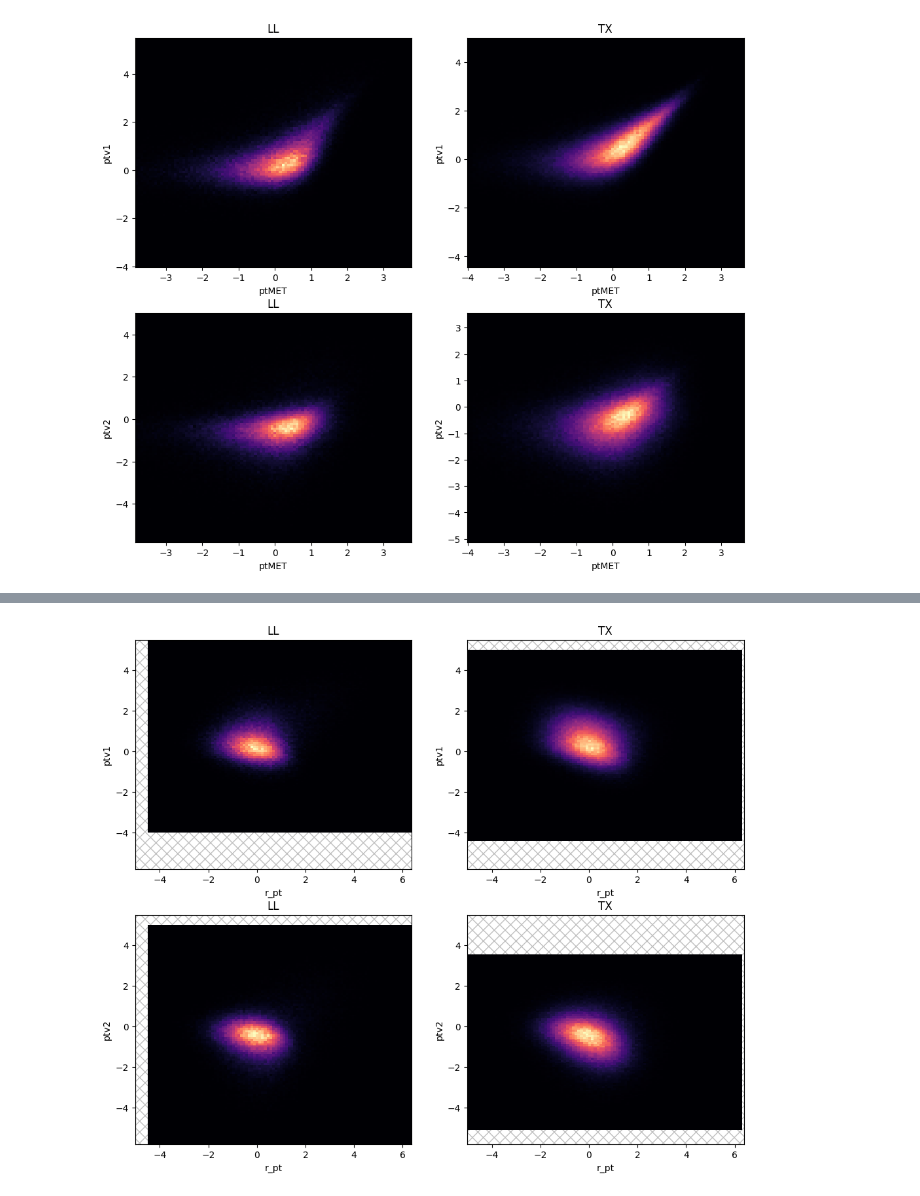
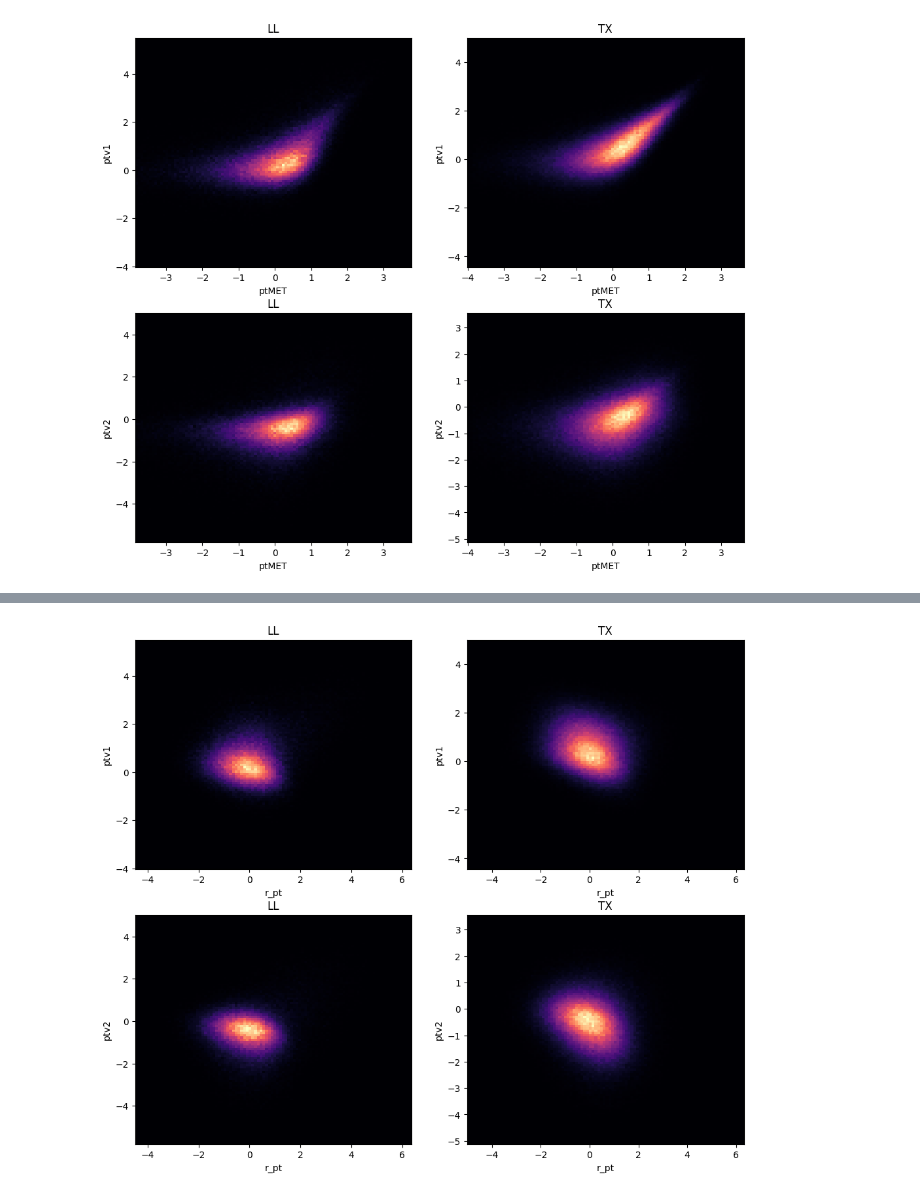
Before and after one commit to marcortinovis/MLforPolarizedVBS, a Jupyter notebook: feats_visual/correlation.ipynb, the cells around one changed output, grey strips where cells are left out. Saved outputs shown, nothing was run; the diff lists cells and outputs as text; code cells hidden in the pictures.

```diff
--- a/feats_visual/correlation.ipynb
+++ b/feats_visual/correlation.ipynb
@@ -218,42 +218,42 @@ plt.show()
 # %%
 fig, ax = plt.subplots(ncols=2, nrows=2, figsize=(12, 10))
-x_sx = min(np.concatenate([ll_df['r_pt'], tx_df['r_pt']]))
-x_dx = max(np.concatenate([ll_df['r_pt'], tx_df['r_pt']]))
-y_sx = min(np.concatenate([ll_df['ptv1'], tx_df['ptv1'], ll_df['ptv2'], tx_df['ptv2']]))
-y_dx = max(np.concatenate([ll_df['ptv1'], tx_df['ptv1'], ll_df['ptv2'], tx_df['ptv2']]))
+# x_sx = min(np.concatenate([ll_df['r_pt'], tx_df['r_pt']]))
+# x_dx = max(np.concatenate([ll_df['r_pt'], tx_df['r_pt']]))
+# y_sx = min(np.concatenate([ll_df['ptv1'], tx_df['ptv1'], ll_df['ptv2'], tx_df['ptv2']]))
+# y_dx = max(np.concatenate([ll_df['ptv1'], tx_df['ptv1'], ll_df['ptv2'], tx_df['ptv2']]))
 
-ax[0,0].axvspan(x_sx, x_dx, hatch='xx', facecolor='none', edgecolor='k', alpha=0.25)
+# ax[0,0].axvspan(x_sx, x_dx, hatch='xx', facecolor='none', edgecolor='k', alpha=0.25)
 hist_ll1 = ax[0,0].hist2d(ll_df['r_pt'], ll_df['ptv1'], bins=100, cmap='magma')
 ax[0,0].set_xlabel('r_pt')
 ax[0,0].set_ylabel('ptv1')
 ax[0,0].set_title('LL')
-ax[0,0].set_xlim(x_sx, x_dx)
-ax[0,0].set_ylim(y_sx, y_dx)
-ax[0,1].axvspan(x_sx, x_dx, hatch='xx', facecolor='none', edgecolor='k', alpha=0.25)
+# ax[0,0].set_xlim(x_sx, x_dx)
+# ax[0,0].set_ylim(y_sx, y_dx)
+# ax[0,1].axvspan(x_sx, x_dx, hatch='xx', facecolor='none', edgecolor='k', alpha=0.25)
 hist_tx1 = ax[0,1].hist2d(tx_df['r_pt'], tx_df['ptv1'], bins=100, cmap='magma')
 ax[0,1].set_xlabel('r_pt')
 ax[0,1].set_ylabel('ptv1')
 ax[0,1].set_title('TX')
-ax[0,1].set_xlim(x_sx, x_dx)
-ax[0,1].set_ylim(y_sx, y_dx)
-ax[1,0].axvspan(x_sx, x_dx, hatch='xx', facecolor='none', edgecolor='k', alpha=0.25)
+# ax[0,1].set_xlim(x_sx, x_dx)
+# ax[0,1].set_ylim(y_sx, y_dx)
+# ax[1,0].axvspan(x_sx, x_dx, hatch='xx', facecolor='none', edgecolor='k', alpha=0.25)
 hist_ll2 = ax[1,0].hist2d(ll_df['r_pt'], ll_df['ptv2'], bins=100, cmap='magma')
 ax[1,0].set_xlabel('r_pt')
 ax[1,0].set_ylabel('ptv2')
 ax[1,0].set_title('LL')
-ax[1,0].set_xlim(x_sx, x_dx)
-ax[1,0].set_ylim(y_sx, y_dx)
-ax[1,1].axvspan(x_sx, x_dx, hatch='xx', facecolor='none', edgecolor='k', alpha=0.25)
+# ax[1,0].set_xlim(x_sx, x_dx)
+# ax[1,0].set_ylim(y_sx, y_dx)
+# ax[1,1].axvspan(x_sx, x_dx, hatch='xx', facecolor='none', edgecolor='k', alpha=0.25)
 hist_tx2 = ax[1,1].hist2d(tx_df['r_pt'], tx_df['ptv2'], bins=100, cmap='magma')
 ax[1,1].set_xlabel('r_pt')
 ax[1,1].set_ylabel('ptv2')
 ax[1,1].set_title('TX')
-ax[1,1].set_xlim(x_sx, x_dx)
-ax[1,1].set_ylim(y_sx, y_dx)
+# ax[1,1].set_xlim(x_sx, x_dx)
+# ax[1,1].set_ylim(y_sx, y_dx)
 
 plt.savefig('corr/rPt-ptv.png')
 plt.show()
 # %% [output]
-[figure, old version]
+[figure, new version]
 # %%
 #
```
Also changed, not shown: parts of 2 cells of this notebook, 2 other files.
